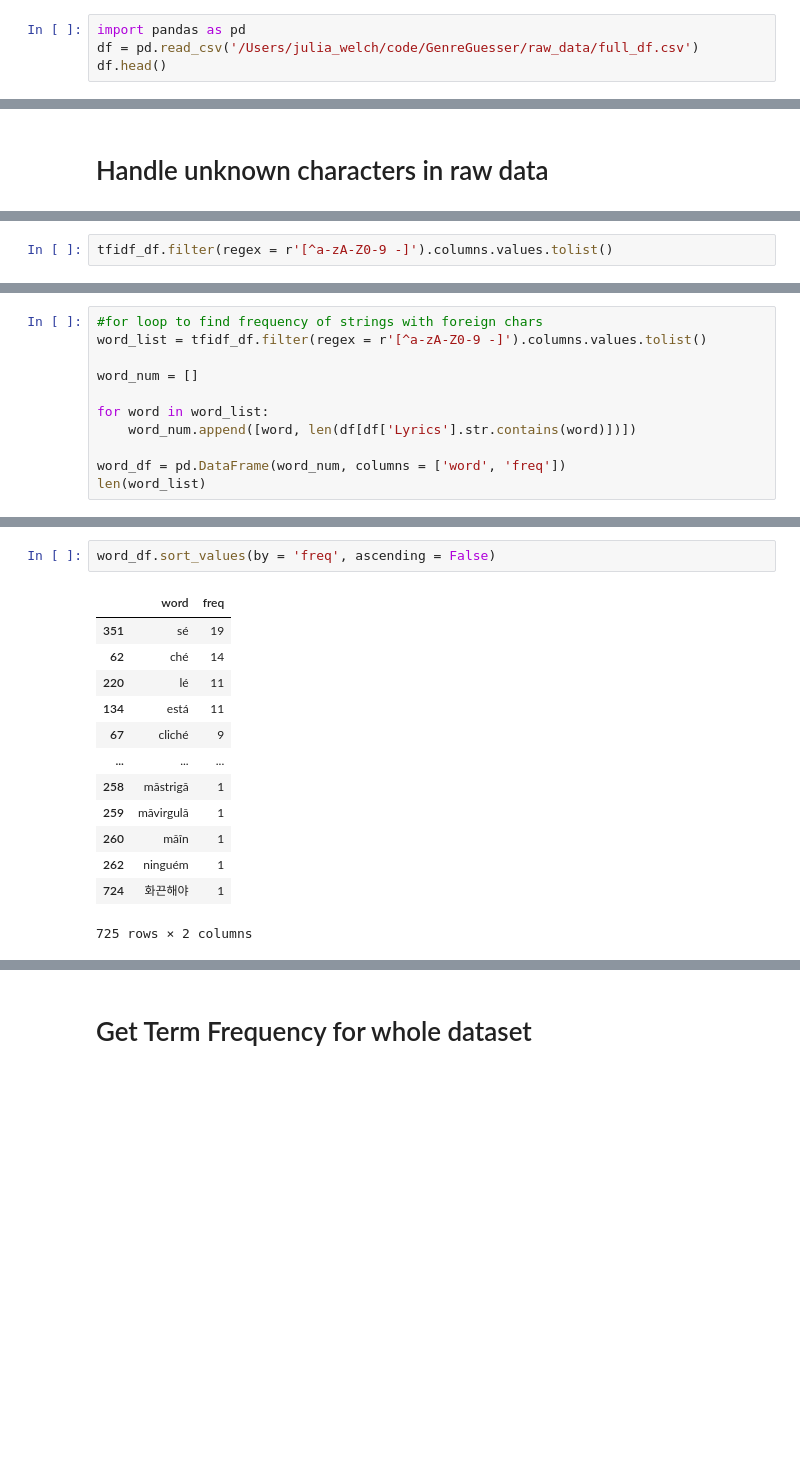
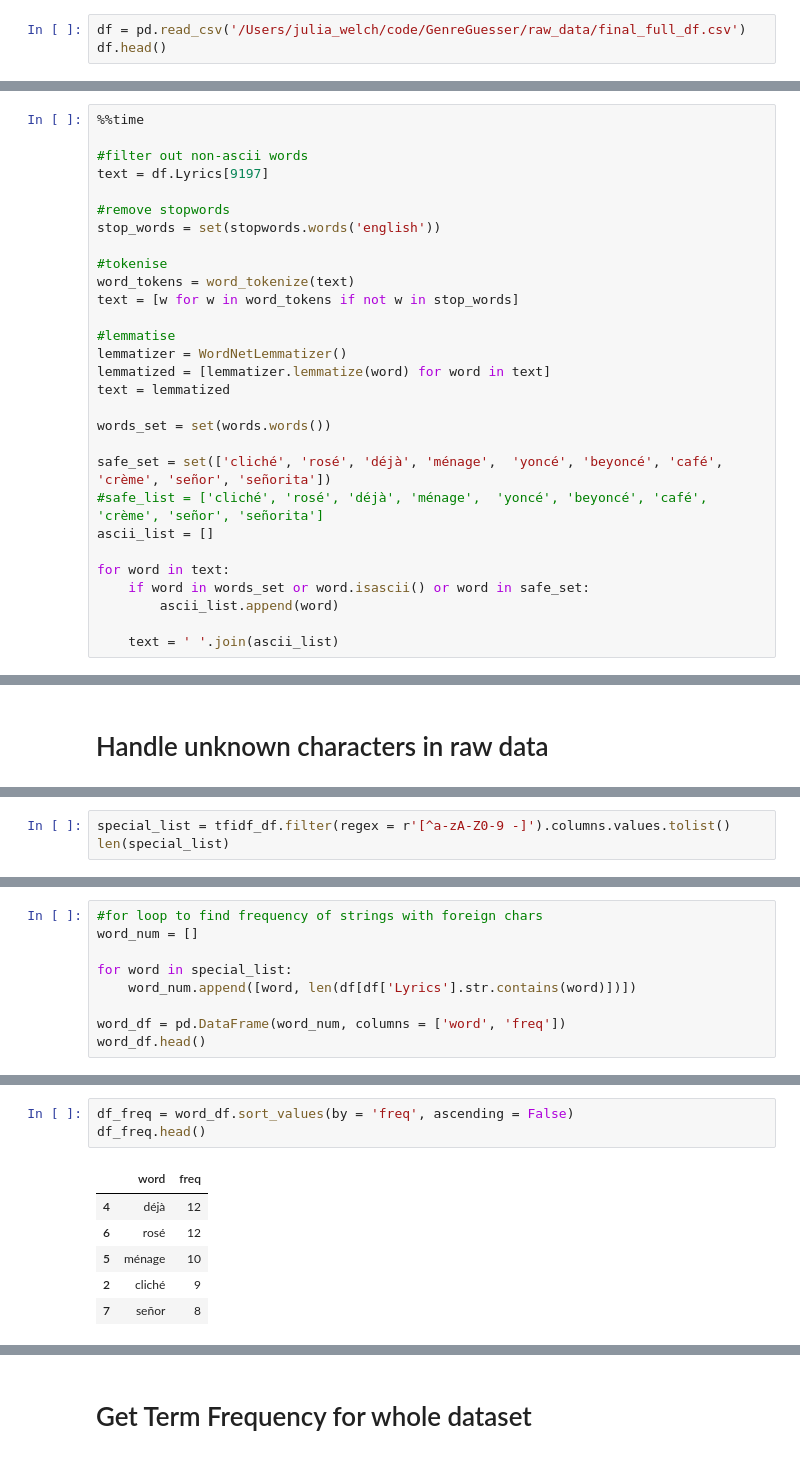
Before and after one commit to robpasternak/GenreGuesser, a Jupyter notebook: notebooks/gg_data_exploration.ipynb, the cells around one changed output, grey strips where cells are left out. Saved outputs shown, nothing was run; the diff lists cells and outputs as text; blank space fills up the shorter version.

```diff
--- a/notebooks/gg_data_exploration.ipynb
+++ b/notebooks/gg_data_exploration.ipynb
@@ -3,6 +18,5 @@
 # %%
-import pandas as pd
-df = pd.read_csv('/Users/julia_welch/code/GenreGuesser/raw_data/full_df.csv')
+df = pd.read_csv('/Users/julia_welch/code/GenreGuesser/raw_data/final_full_df.csv')
 df.head()
 # %% [output]
 |  | Unnamed: 0 | Lyrics | Genre |
@@ -104,0 +121,29 @@ def clean_text(text):
+# %%
+%%time
+
+#filter out non-ascii words
+text = df.Lyrics[9197]
+
+#remove stopwords
+stop_words = set(stopwords.words('english'))
+
+#tokenise
+word_tokens = word_tokenize(text)
+text = [w for w in word_tokens if not w in stop_words]
+
+#lemmatise
+lemmatizer = WordNetLemmatizer()
+lemmatized = [lemmatizer.lemmatize(word) for word in text]
+text = lemmatized
+
+words_set = set(words.words())
+
+safe_set = set(['cliché', 'rosé', 'déjà', 'ménage',  'yoncé', 'beyoncé', 'café', 'crème', 'señor', 'señorita'])
+#safe_list = ['cliché', 'rosé', 'déjà', 'ménage',  'yoncé', 'beyoncé', 'café', 'crème', 'señor', 'señorita']
+ascii_list = []
+
+for word in text:
+    if word in words_set or word.isascii() or word in safe_set:
+        ascii_list.append(word)
+
+    text = ' '.join(ascii_list)
@@ -190,3 +216,4 @@ tfidf_df
 # %%
-tfidf_df.filter(regex = r'[^a-zA-Z0-9 -]').columns.values.tolist()
+special_list = tfidf_df.filter(regex = r'[^a-zA-Z0-9 -]').columns.values.tolist()
+len(special_list)
 # %% [output]
@@ -210,12 +234,10 @@ tfidf_df.filter(regex = r'[^a-zA-Z0-9 -]').columns.values.tolist()
 # %%
 #for loop to find frequency of strings with foreign chars
-word_list = tfidf_df.filter(regex = r'[^a-zA-Z0-9 -]').columns.values.tolist()
-
 word_num = []
 
-for word in word_list:
+for word in special_list:
     word_num.append([word, len(df[df['Lyrics'].str.contains(word)])])
 
 word_df = pd.DataFrame(word_num, columns = ['word', 'freq'])
-len(word_list)
+word_df.head()
 # %% [output]
@@ -223,16 +250,10 @@ len(word_list)
 # %%
-word_df.sort_values(by = 'freq', ascending = False)
+df_freq = word_df.sort_values(by = 'freq', ascending = False)
+df_freq.head()
 # %% [output]
 |  | word | freq |
-| 351 | sé | 19 |
-| 62 | ché | 14 |
-| 220 | lé | 11 |
-| 134 | está | 11 |
-| 67 | cliché | 9 |
-| ... | ... | ... |
-| 258 | măstrigă | 1 |
-| 259 | măvirgulă | 1 |
-| 260 | măîn | 1 |
-| 262 | ninguém | 1 |
-| 724 | 화끈해야 | 1 |
+| 4 | déjà | 12 |
+| 6 | rosé | 12 |
+| 5 | ménage | 10 |
+| 2 | cliché | 9 |
+| 7 | señor | 8 |
-725 rows × 2 columns
```
Also changed, not shown: parts of 26 cells of this notebook.
